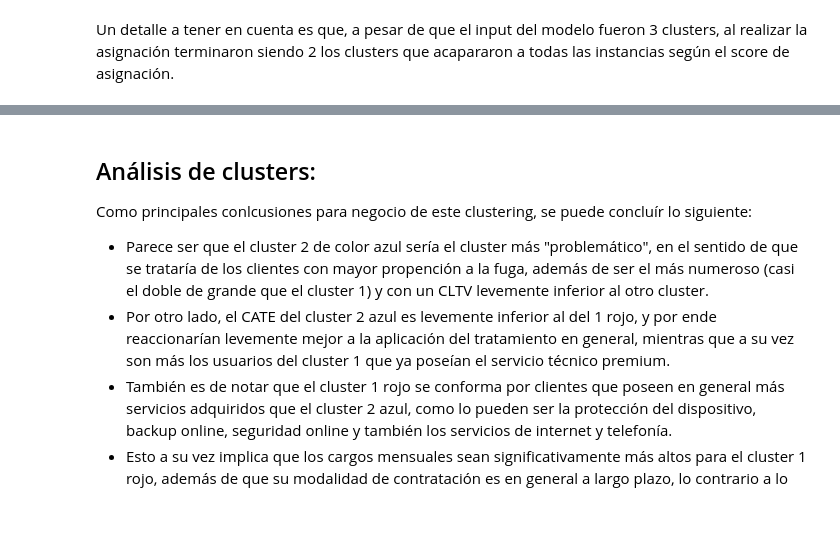
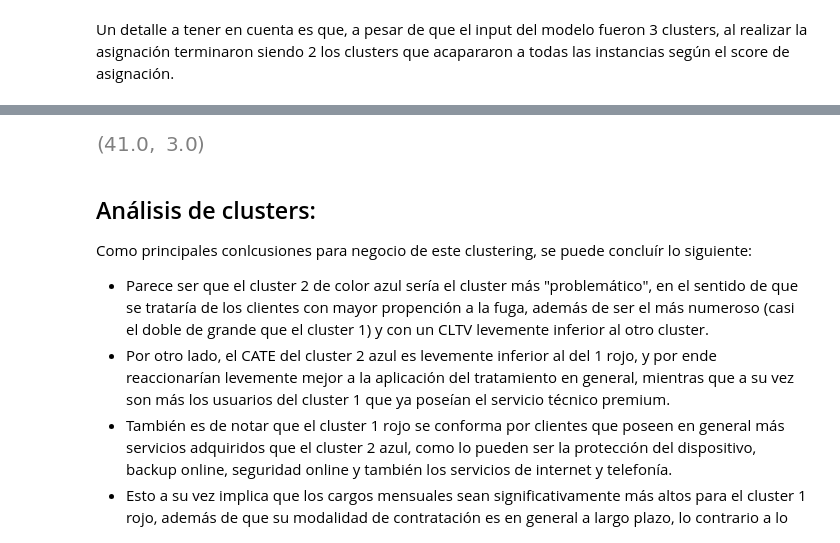
Before and after one commit to rodrifer10/tfm_causal_models, a Jupyter notebook: notebooks/06.IBM_churn_explainability.ipynb, the cells around one changed output, grey strips where cells are left out. Saved outputs shown, nothing was run; the diff lists cells and outputs as text; code cells hidden in the pictures; blank space fills up the shorter version.

```diff
--- a/notebooks/06.IBM_churn_explainability.ipynb
+++ b/notebooks/06.IBM_churn_explainability.ipynb
@@ -547,3 +562,7 @@ for i in list(churns.columns):
+# %%
+churns.loc[churns.cluster==1, 'Tenure Months original'].median(), churns.loc[churns.cluster==2, 'Tenure Months original'].median()
+# %% [output]
+[figure, added]
 # %% [markdown]
 ## Análisis de clusters:
 
```
Also changed, not shown: parts of 5 cells of this notebook, 3 other files.
